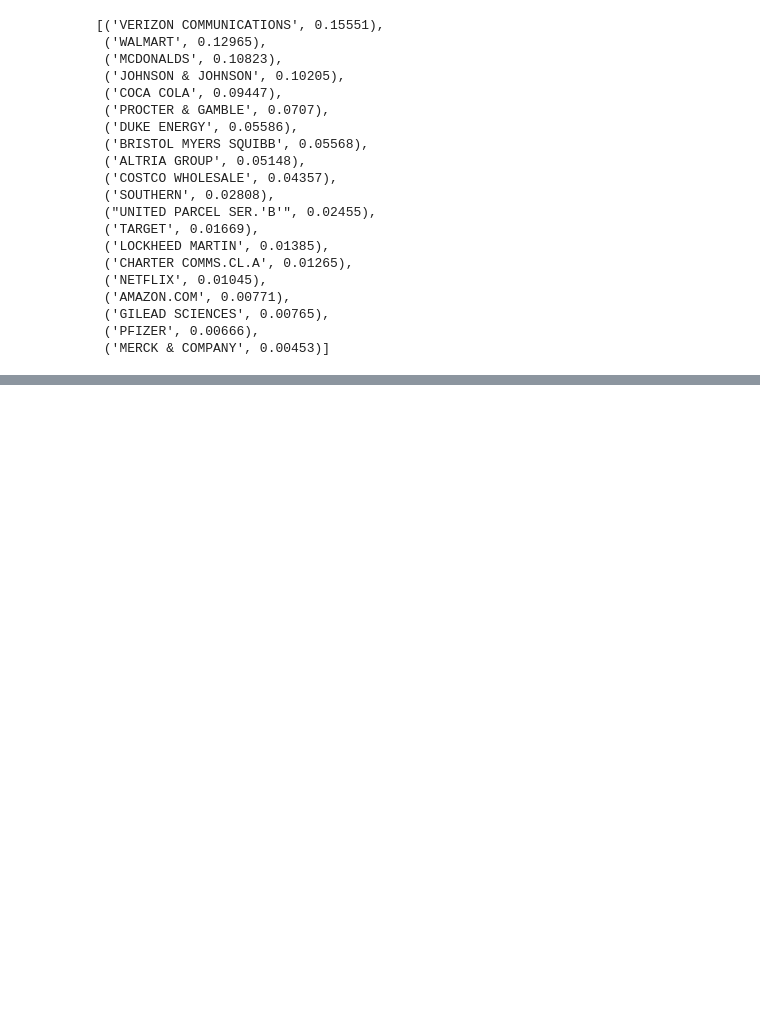
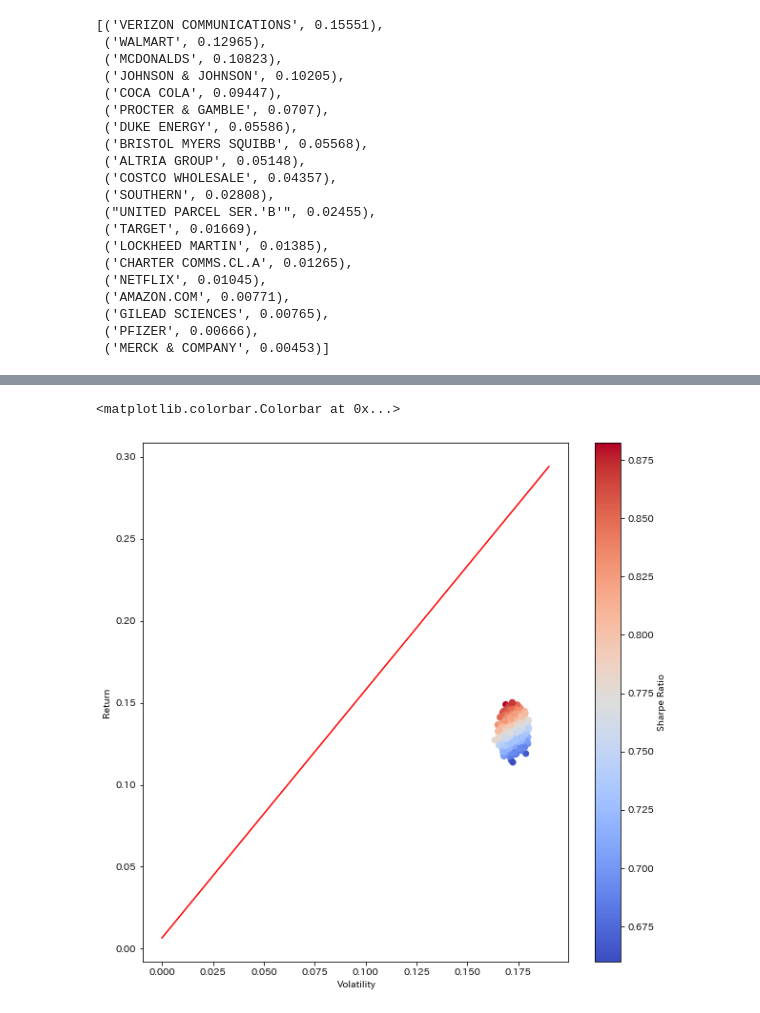
Before and after one commit to lujiaweigood/APPLIED-FINANCE-PROJECT, a Jupyter notebook: Portfolio optimization(Applied Finance).ipynb, the cells around one changed output, grey strips where cells are left out. Cells and saved outputs as stored; diff of their text form; code cells hidden in the pictures; blank space fills up the shorter version.

```diff
--- a/Portfolio optimization(Applied Finance).ipynb
+++ b/Portfolio optimization(Applied Finance).ipynb
@@ -30,7 +30,7 @@ plt.savefig('stat_2.png')
 # %%
 import quandl
 import datetime
-quandl.ApiConfig.api_key = 'DxKMsvF36hXo5BAMpeDK'
+quandl.ApiConfig.api_key = ''
 Wk_Bank_Discount_Rate_52=quandl.get("USTREASURY/BILLRATES" ,
                           start_date=datetime.datetime(2010, 6, 16),
                           end_date=datetime.datetime(2020, 6, 16))
@@ -58,6 +58,6 @@ risk_free10_11
 # %% [output]
 6.52054794520548e-05
 # %%
-risk_free=(1+yield_list[0]/100)*(1+yield_list[1]/100)*(1+yield_list[2]/100)*\
+risk_free_all=(1+yield_list[0]/100)*(1+yield_list[1]/100)*(1+yield_list[2]/100)*\
 (1+yield_list[3]/100)*(1+yield_list[4]/100)*(1+yield_list[5]/100)*(1+yield_list[6]/100)*\
              (1+yield_list[7]/100)*(1+yield_list[8]/100)*(1+yield_list[9]/100)*(1+risk_free10_11/100)-1
@@ -68,3 +64,5 @@ risk_free
+# %%
+risk_free=risk_free_all/(10+(351/365))
 # %%
 from pypfopt.efficient_frontier import EfficientFrontier
 from pypfopt import risk_models
@@ -187,2 +189,37 @@ sorted(clean_weights.items(),key=lambda x:x[1],reverse=True)[:20]
+# %%
+import matplotlib.pyplot as plt
+import japanize_matplotlib
+%matplotlib inline
+noa = len(symbols)
+rets = (df / df.shift(1))-1
+
+weights = np.random.random(noa)
+weights /= np.sum(weights)
+def port_ret(weights):
+    return np.sum(rets.mean() * weights) * 252
+def port_vol(weights):
+    return np.sqrt(np.dot(weights.T, np.dot(rets.cov() * 252, weights)))
+prets = []
+pvols = []
+for p in range (2500):
+    weights = np.random.random(noa)
+    weights /= np.sum(weights)
+    prets.append(port_ret(weights))
+    pvols.append(port_vol(weights))
+
+prets = np.array(prets)
+pvols = np.array(pvols)
+line=np.arange(0,0.2,0.01)
+y=((cla.portfolio_performance()[0]-risk_free)/cla.portfolio_performance()[1])*line+risk_free
+
+plt.figure(figsize=(10, 10))
+plt.scatter(pvols, prets, c=prets / pvols,marker='o', cmap='coolwarm')
+plt.plot(line,y,'r', lw=1.5)
+plt.xlabel('Volatility')
+plt.ylabel('Return')
+plt.colorbar(label='Sharpe Ratio')
+# %% [output]
+<matplotlib.colorbar.Colorbar at 0x...>
+[figure, added]
 # %% [markdown]
 ## Conclusion
```
Also changed, not shown: parts of 9 cells of this notebook.
